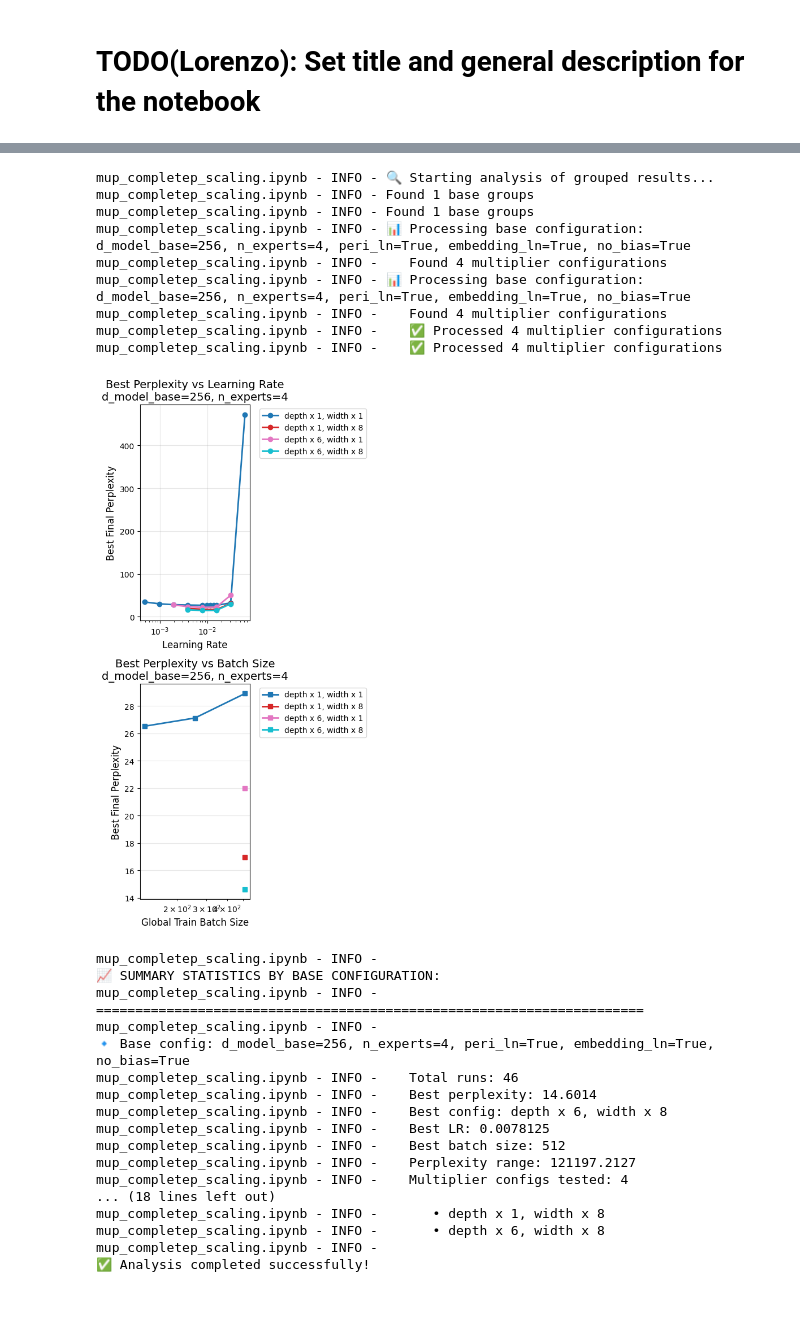
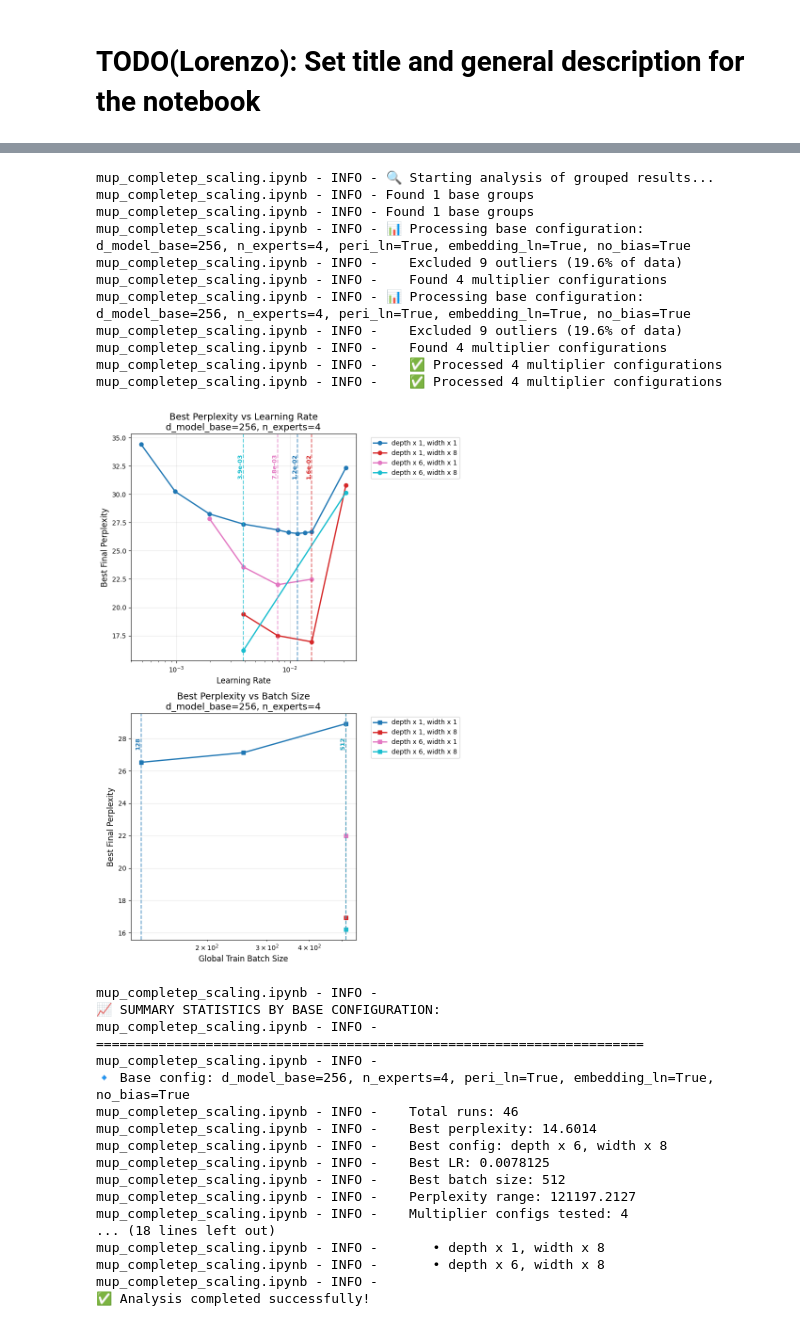
Before and after one commit to relogu/fedmoe_plots, a Jupyter notebook: fedmoe_plots/notebooks/mup_completep_scaling.ipynb, the cells around one changed output, grey strips where cells are left out. Saved outputs shown, nothing was run; the diff lists cells and outputs as text; code cells hidden in the pictures.

```diff
--- a/fedmoe_plots/notebooks/mup_completep_scaling.ipynb
+++ b/fedmoe_plots/notebooks/mup_completep_scaling.ipynb
@@ -591,7 +600,8 @@ else:
 
     log.info("Found %d base groups", len(base_groups))
 
-    fig, axes = plt.subplots(2, len(base_groups), figsize=(5 * len(base_groups), 10))
+    # Enlarge plots horizontally - increase width multiplier
+    fig, axes = plt.subplots(2, len(base_groups), figsize=(8 * len(base_groups), 12))
 
     # Ensure axes is always 2D for consistent indexing
     if len(base_groups) == 1:
@@ -615,8 +625,29 @@ else:
             no_bias_val,
         )
 
+        # Exclude outliers using IQR method
+        Q1 = base_group_df["final_perplexity"].quantile(0.25)
+        Q3 = base_group_df["final_perplexity"].quantile(0.75)
+        IQR = Q3 - Q1
+        lower_bound = Q1 - 1.5 * IQR
+        upper_bound = Q3 + 1.5 * IQR
+
+        # Filter out outliers
+        base_group_df_filtered = base_group_df[
+            (base_group_df["final_perplexity"] >= lower_bound)
+            & (base_group_df["final_perplexity"] <= upper_bound)
+        ]
+
+        log.info(
+            "   Excluded %d outliers (%.1f%% of data)",
+            len(base_group_df) - len(base_group_df_filtered),
+            (len(base_group_df) - len(base_group_df_filtered))
+            / len(base_group_df)
+            * 100,
+        )
+
         # Group by multipliers configuration within this base group
-        multiplier_groups = base_group_df.groupby(
+        multiplier_groups = base_group_df_filtered.groupby(
             ["depth_multiplier", "width_multiplier"],
         )
 
@@ -631,6 +662,10 @@ else:
         colors = plt.cm.tab10(  # pyright: ignore[reportAttributeAccessIssue]
             np.linspace(0, 1, len(multiplier_groups)),
         )
+
+        # Track optimal values for vertical lines
+        optimal_lr_values = {}
+        optimal_bs_values = {}
 
         for color_idx, ((depth_mult, width_mult), mult_group_df) in enumerate(
             multiplier_groups,
@@ -667,6 +702,11 @@ else:
                     markersize=6,
                 )
 
+                # Find optimal learning rate for this multiplier group
+                min_perp_idx = np.argmin(best_perplexities_lr)
+                optimal_lr = lr_values[min_perp_idx]
+                optimal_lr_values[(depth_mult, width_mult)] = (optimal_lr, color)
+
             # For perplexity vs batch size: group by batch size and find best (minimum)
             # perplexity
             bs_groups = mult_group_df.groupby("global_train_batch_size")
@@ -695,6 +735,47 @@ else:
                     linewidth=2,
                     markersize=6,
                 )
+
+                # Find optimal batch size for this multiplier group
+                min_perp_idx = np.argmin(best_perplexities_bs)
+                optimal_bs = bs_values[min_perp_idx]
+                optimal_bs_values[(depth_mult, width_mult)] = (optimal_bs, color)
+
+        # Add vertical lines for optimal learning rates with labels
+        for (depth_mult, width_mult), (optimal_lr, color) in optimal_lr_values.items():
+            ax1.axvline(
+                x=optimal_lr, color=color, linestyle="--", alpha=0.7, linewidth=1.5
+            )
+            # Add label with learning rate value
+            ax1.text(
+                optimal_lr,
+                ax1.get_ylim()[1] * 0.95,
+                f"{optimal_lr:.1e}",
+                rotation=90,
+                verticalalignment="top",
+                horizontalalignment="right",
+                color=color,
+                fontsize=9,
+                fontweight="bold",
+            )
+
+        # Add vertical lines for optimal batch sizes with labels
+        for (depth_mult, width_mult), (optimal_bs, color) in optimal_bs_values.items():
+            ax2.axvline(
+                x=optimal_bs, color=color, linestyle="--", alpha=0.7, linewidth=1.5
+            )
+            # Add label with batch size value
+            ax2.text(
+                optimal_bs,
+                ax2.get_ylim()[1] * 0.95,
+                f"{optimal_bs}",
+                rotation=90,
+                verticalalignment="top",
+                horizontalalignment="right",
+                color=color,
+                fontsize=9,
+                fontweight="bold",
+            )
 
         # Configure first subplot (learning rate vs perplexity)
         ax1.set_xlabel("Learning Rate", fontsize=12)
@@ -767,34 +848,36 @@ else:
         # Range of perplexities
         perp_range = (
             base_group_df["final_perplexity"].max()
             - base_group_df["final_perplexity"].min()
         )
         log.info("   Perplexity range: %.4f", perp_range)
 
         # Multiplier configurations tested
         multiplier_configs = base_group_df[
             ["depth_multiplier", "width_multiplier"]
         ].drop_duplicates()
         log.info("   Multiplier configs tested: %s", len(multiplier_configs))
         for _, config in multiplier_configs.iterrows():
             log.info(
                 "      • depth x %s, width x %s",
                 config["depth_multiplier"],
                 config["width_multiplier"],
             )
 
     log.info("\n✅ Analysis completed successfully!")
 # %% [output]
 mup_completep_scaling.ipynb - INFO - 🔍 Starting analysis of grouped results...
 mup_completep_scaling.ipynb - INFO - Found 1 base groups
 mup_completep_scaling.ipynb - INFO - Found 1 base groups
 mup_completep_scaling.ipynb - INFO - 📊 Processing base configuration: d_model_base=256, n_experts=4, peri_ln=True, embedding_ln=True, no_bias=True
+mup_completep_scaling.ipynb - INFO -    Excluded 9 outliers (19.6% of data)
 mup_completep_scaling.ipynb - INFO -    Found 4 multiplier configurations
 mup_completep_scaling.ipynb - INFO - 📊 Processing base configuration: d_model_base=256, n_experts=4, peri_ln=True, embedding_ln=True, no_bias=True
+mup_completep_scaling.ipynb - INFO -    Excluded 9 outliers (19.6% of data)
 mup_completep_scaling.ipynb - INFO -    Found 4 multiplier configurations
 mup_completep_scaling.ipynb - INFO -    ✅ Processed 4 multiplier configurations
 mup_completep_scaling.ipynb - INFO -    ✅ Processed 4 multiplier configurations
-[figure, old version]
+[figure, new version]
 mup_completep_scaling.ipynb - INFO -
 📈 SUMMARY STATISTICS BY BASE CONFIGURATION:
 mup_completep_scaling.ipynb - INFO - ======================================================================
```
Also changed, not shown: parts of 4 cells of this notebook.
